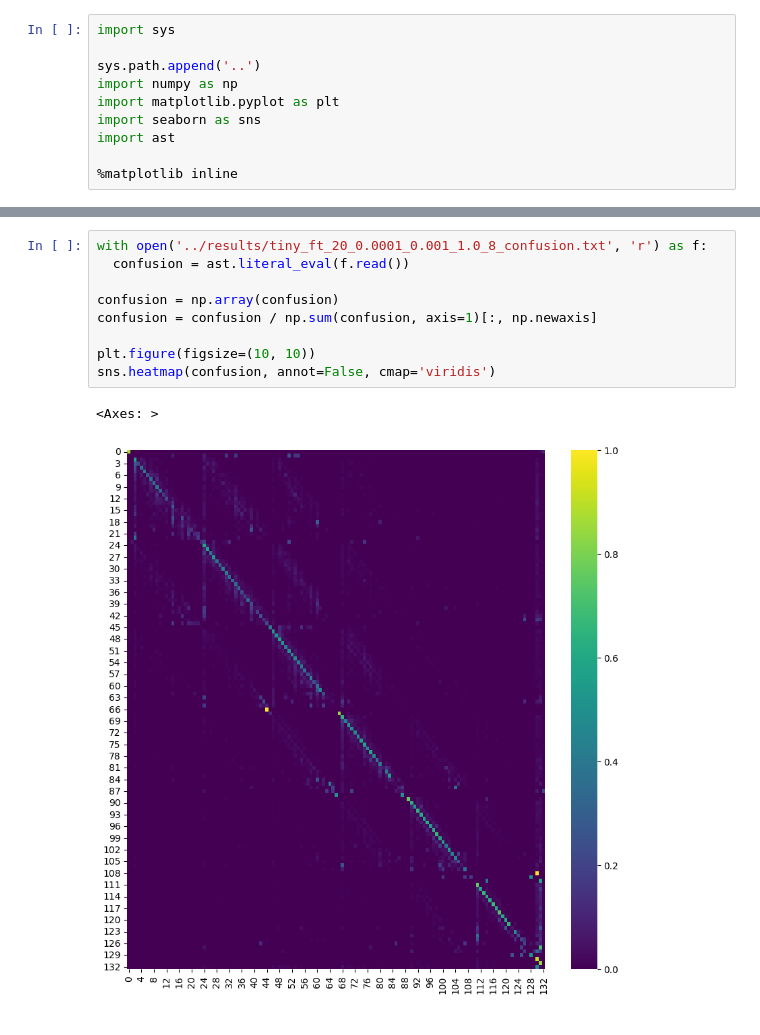
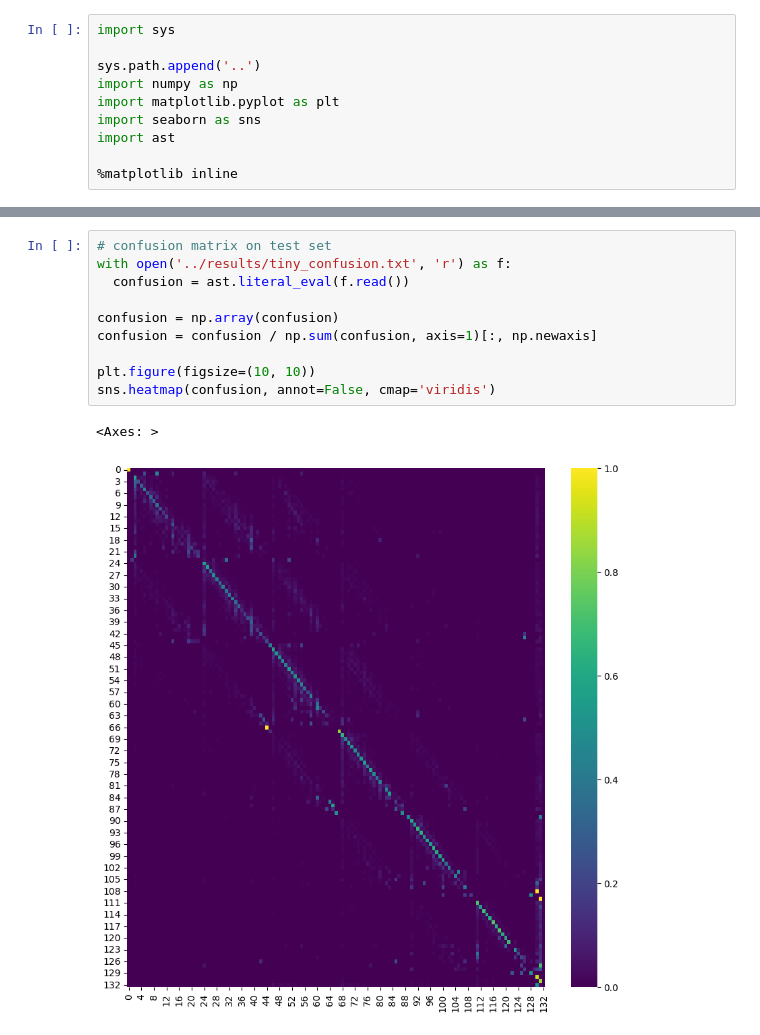
Before and after one commit to Torbet/autotab, a Jupyter notebook: notebooks/test.ipynb, the cells around one changed output, grey strips where cells are left out. Drawn from its saved outputs; the diff is of its cells as text.

```diff
--- a/notebooks/test.ipynb
+++ b/notebooks/test.ipynb
@@ -17,12 +37,13 @@ audio = data['audio']
 # %%
-with open('../results/tiny_ft_20_0.0001_0.001_1.0_8_confusion.txt', 'r') as f:
+# confusion matrix on test set
+with open('../results/tiny_confusion.txt', 'r') as f:
   confusion = ast.literal_eval(f.read())
 
 confusion = np.array(confusion)
 confusion = confusion / np.sum(confusion, axis=1)[:, np.newaxis]
 
 plt.figure(figsize=(10, 10))
 sns.heatmap(confusion, annot=False, cmap='viridis')
 # %% [output]
 <Axes: >
-[figure, old version]
+[figure, new version]
```
Also changed, not shown: parts of 2 cells of this notebook, 6 other files.
